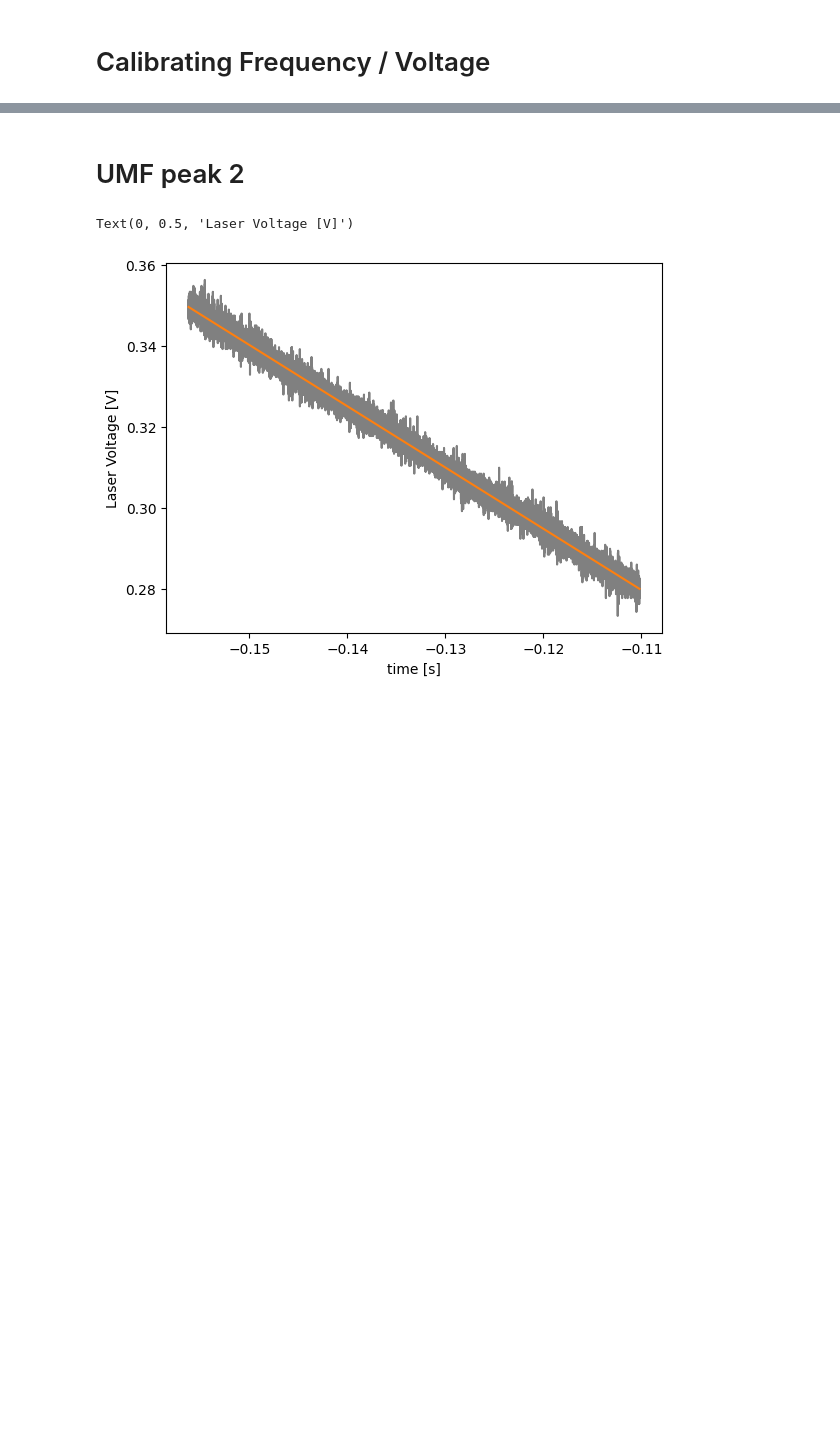
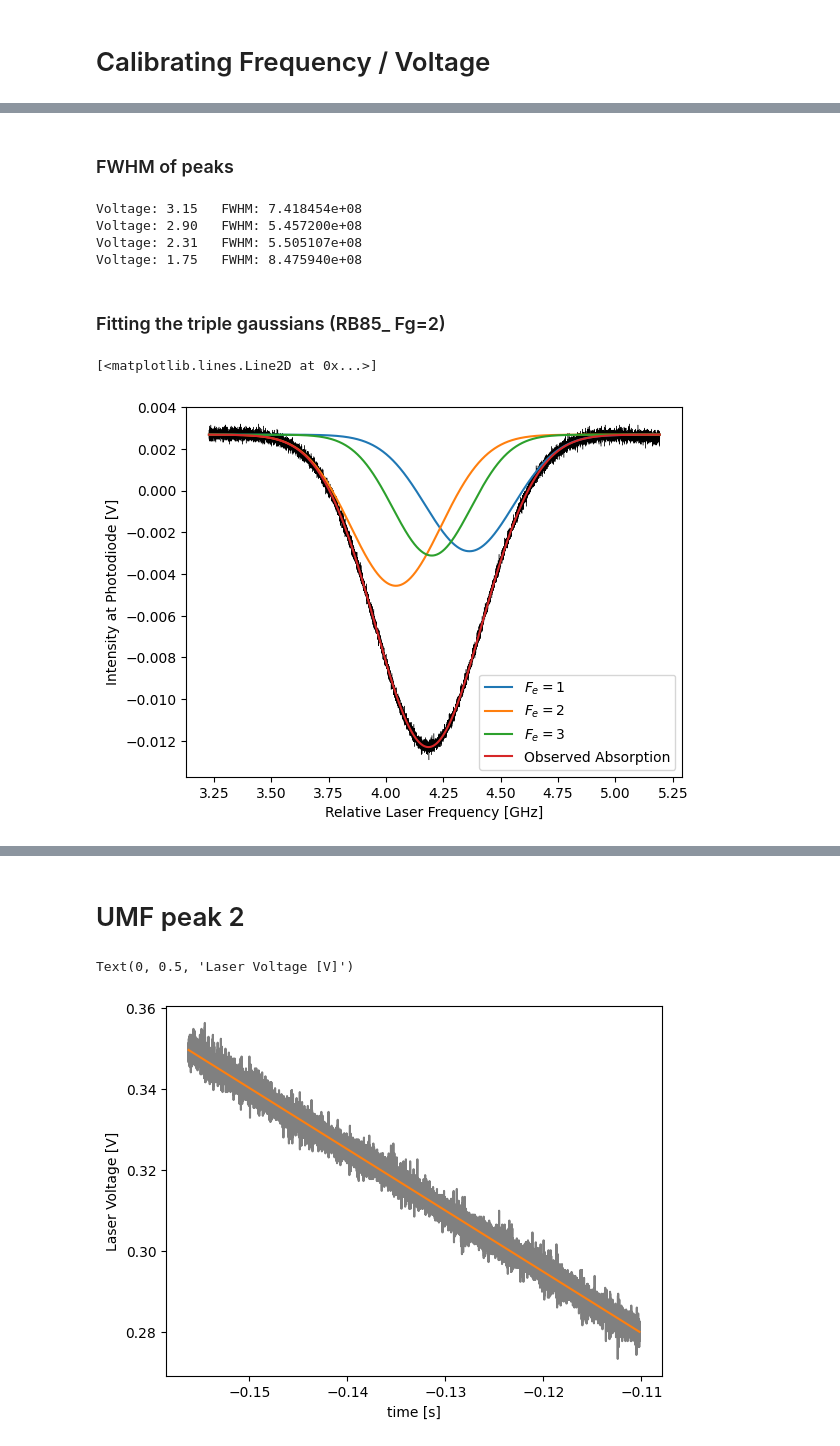
Before and after one commit to benjaminorthner/quantumlab, a Jupyter notebook: rb_spec/rb_spec.ipynb, the cells around one changed output, grey strips where cells are left out. Drawn from its saved outputs; the diff is of its cells as text; code cells hidden in the pictures; blank space fills up the shorter version.

Commit message:
triple gaussians

```diff
--- a/rb_spec/rb_spec.ipynb
+++ b/rb_spec/rb_spec.ipynb
@@ -100 +122,54 @@ Text(0, 0.5, 'True peak frequencies [Hz]')
 [figure]
+# %% [markdown]
+### FWHM of peaks
+# %%
+for (v, vD) in peak_info:
+    print(f"Voltage: {v:.2f}\tFWHM: {-vD * df_dv:5e}")
+# %% [output]
+Voltage: 3.15   FWHM: 7.418454e+08
+Voltage: 2.90   FWHM: 5.457200e+08
+Voltage: 2.31   FWHM: 5.505107e+08
+Voltage: 1.75   FWHM: 8.475940e+08
+# %% [markdown]
+### Fitting the triple gaussians (RB85_ Fg=2)
+# %%
+start_trim = 76000
+end_trim = 36000
+
+xdata = freq[start_trim:-end_trim]
+ydata = c2[start_trim:-end_trim]
+
+# Find peak
+peakIndex = np.where(ydata == min(ydata))[0][0]
+xPeak = xdata[peakIndex]
+
+# define fitting function
+A_ratios = [27,35,28]
+A_sum = np.sum(A_ratios)
+def tripleGaussian(x, A, f00, f01, f02, fD0, fD1, fD2, offset):
+    sum = - A * A_ratios[0]/A_sum  * np.exp(-4 * np.log(2) * pow((x - f00) / fD0, 2))
+    sum += - A * A_ratios[1]/A_sum * np.exp(-4 * np.log(2) * pow((x - f01) / fD1, 2))
+    sum += - A * A_ratios[2]/A_sum * np.exp(-4 * np.log(2) * pow((x - f02) / fD2, 2))
+
+    return sum + offset
+
+initialguess = 0.013/3, xPeak, xPeak, xPeak, 0.6, 0.6, 0.6, 0.003
+(A, f00, f01, f02, fD0, fD1, fD2, offset), _ = curve_fit(tripleGaussian, xdata, ydata, initialguess)
+yGaussian0 = gaussian(xdata, A * A_ratios[0]/A_sum, f00, fD0, offset)
+yGaussian1 = gaussian(xdata, A * A_ratios[1]/A_sum, f01, fD1, offset)
+yGaussian2 = gaussian(xdata, A * A_ratios[2]/A_sum, f02, fD2, offset)
+plt.plot(xdata, yGaussian0, zorder=100, label=r"$F_e = 1$")
+plt.plot(xdata, yGaussian1, zorder=100, label=r"$F_e = 2$")
+plt.plot(xdata, yGaussian2, zorder=100, label=r"$F_e = 3$")
+plt.plot(xdata, tripleGaussian(xdata, A, f00, f01, f02, fD0, fD1, fD2, offset), zorder=100, label="Observed Absorption")
+
+# fitting and plotting
+
+#def gaussian(vL, A, v0, vD, DC_offset):
+plt.legend()
+plt.ylabel("Intensity at Photodiode [V]")
+plt.xlabel("Relative Laser Frequency [GHz]")
+plt.plot(xdata, ydata, linewidth=0.3, c='black')
+# %% [output]
+[<matplotlib.lines.Line2D at 0x...>]
+[figure, added]
```
Also changed, not shown: parts of 8 cells of this notebook, 2 other files.
